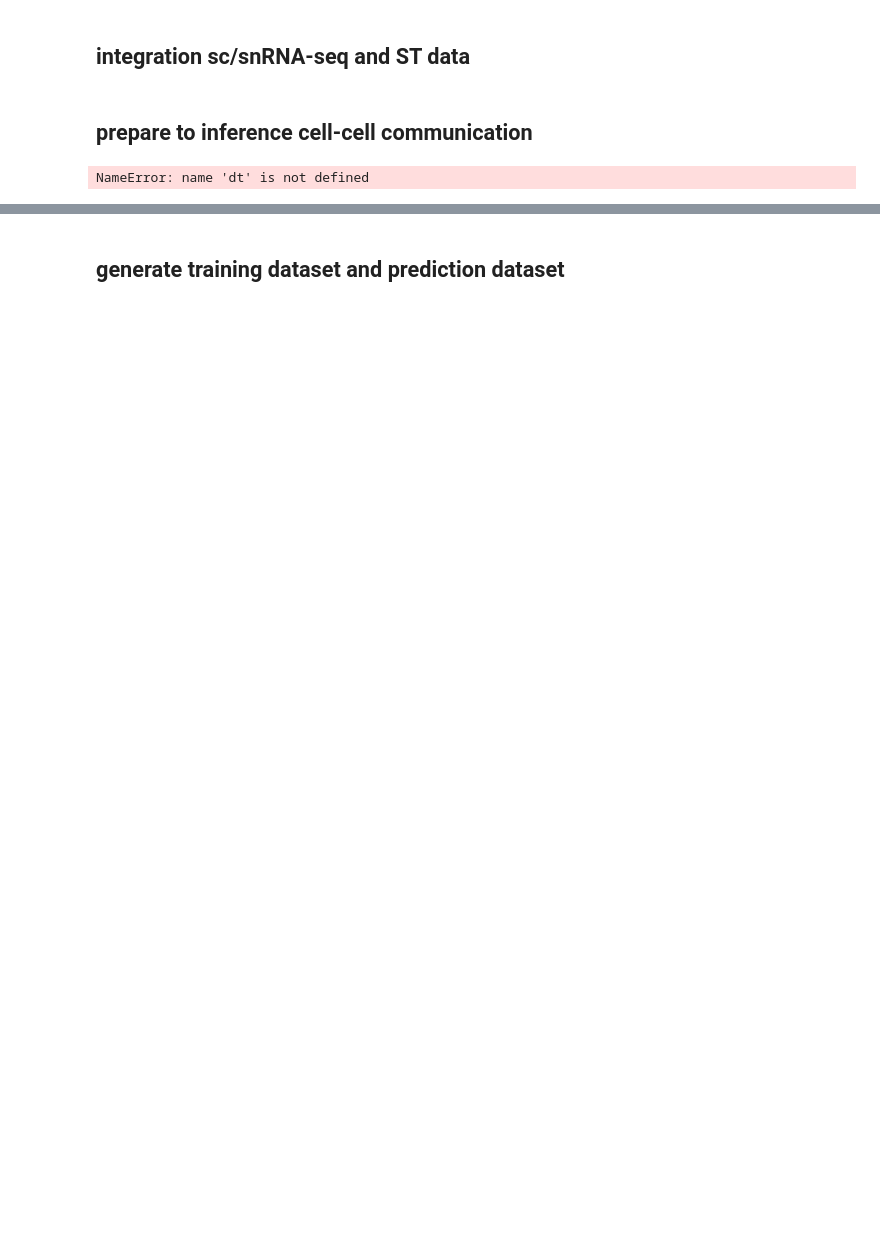
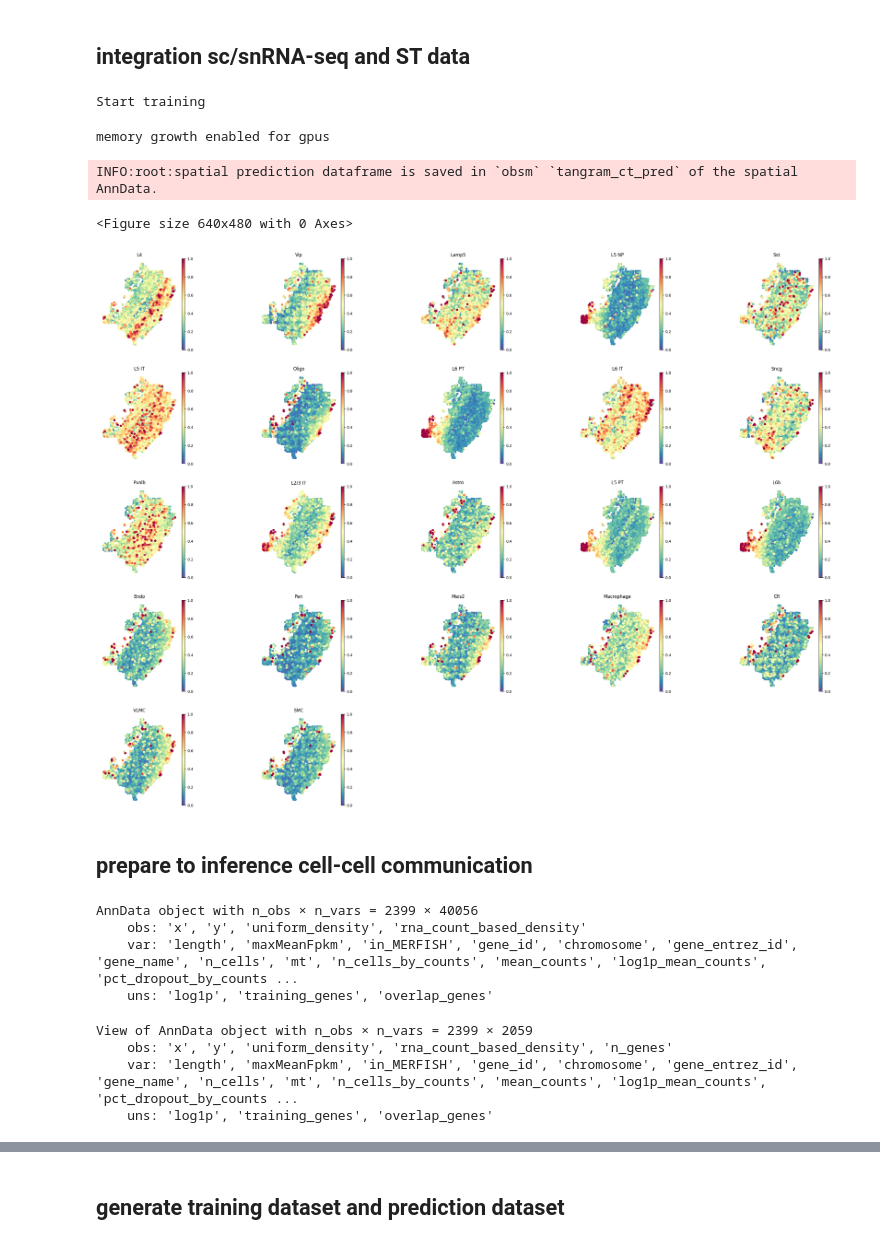
Before and after one commit to alirezagit82/deeptalk_tf, a Jupyter notebook: DeepTalk-singleST_tf.ipynb, the cells around one changed output, grey strips where cells are left out. Drawn from its saved outputs; the diff is of its cells as text; code cells hidden in the pictures; blank space fills up the shorter version.

```diff
--- a/DeepTalk-singleST_tf.ipynb
+++ b/DeepTalk-singleST_tf.ipynb
@@ -143,5 +152,5 @@ ad_ac
 # %%
-ad_ac_raw.obsm['X_umap'] = ad_ac.obsm['X_umap']
+ad_sc_raw.obsm['X_umap'] = ad_sc.obsm['X_umap']
 # %% [markdown]
 ## perpare to integration
 # %%
@@ -159,11 +175,13 @@ ad_map = dt.map_cells_to_space(
     adata_sc=ad_sc_raw,
     adata_sp=ad_st,
     learning_rate=0.0001,
-    num_epochs=300,
+    num_epochs=1,
     device='cuda:0'
 )
+# %% [output]
+Start training
 # %%
-gpus = tf.config.experimental.listt_physical_devices('GPU')
+gpus = tf.config.experimental.list_physical_devices('GPU')
 
 if gpus:
     try:
@@ -173,25 +191,40 @@ if gpus:
         print('memory growth enabled for gpus')
     except RuntimeError as e:
         print(f'error enabling memory growth : {e}')
+# %% [output]
+memory growth enabled for gpus
 # %%
-dt.project_cell_annotations(ad_map, ad_st, annotaion='subclasses')
-annotaion_list = list(pd.unique(ad_sc_raw.obs['subclass']))
+dt.project_cell_annotations(ad_map, ad_st, annotation="subclass")
+annotation_list = list(pd.unique(ad_sc_raw.obs['subclass']))
 
-dt.project_cell_annotation_scl(ad_st, annotation_list, spot_size=65, ncols=5, cmap='Spectral_r', scale_factor=0.1, perc=0.01)
+dt.plot_cell_annotation_sc1(ad_st, annotation_list,spot_size=65, ncols=5,cmap='Spectral_r',
+                            scale_factor=0.1,perc=0.01)
+# %% [output]
+INFO:root:spatial prediction dataframe is saved in `obsm` `tangram_ct_pred` of the spatial AnnData.
+<Figure size 640x480 with 0 Axes>
+[figure, added]
 # %% [markdown]
 ## prepare to inference cell-cell communication
 # %%
-genne_all_mouse, gene_all_human = dt.gene_selct(lrpairs = test_dir + 'lrpairs_new.csv', TF = test_dir + '/df_pathways.csv')
+genne_all_mouse, gene_all_human = dt.gene_select(lrpairs = test_dir + 'lrpairs_new.csv', TF = test_dir + 'df_pathways.csv')
-# %% [output]
-NameError: name 'dt' is not defined
 # %%
-ad_ge = dt.projrct_gened(adata_map=ad_map, adata_sc=ad_sc_raw)
+ad_ge = dt.project_genes(adata_map=ad_map, adata_sc=ad_sc_raw)
 ad_ge
+# %% [output]
+AnnData object with n_obs × n_vars = 2399 × 40056
+    obs: 'x', 'y', 'uniform_density', 'rna_count_based_density'
+    var: 'length', 'maxMeanFpkm', 'in_MERFISH', 'gene_id', 'chromosome', 'gene_entrez_id', 'gene_name', 'n_cells', 'mt', 'n_cells_by_counts', 'mean_counts', 'log1p_mean_counts', 'pct_dropout_by_counts ...
+    uns: 'log1p', 'training_genes', 'overlap_genes'
 # %%
-scanpy.pp.filter_cell(ad_ge, min_genes=200)
+scanpy.pp.filter_cells(ad_ge, min_genes=200)
 scanpy.pp.filter_genes(ad_ge, min_cells=3)
-scanpy.pp.filter_genes_dispersoin(ad_ge, flavor='cell_ranger', log=False)
+scanpy.pp.filter_genes_dispersion(ad_ge, flavor='cell_ranger', log=False)
 ad_ge = ad_ge[:, ad_ge.X.mean(axis=0) >= 0.1]
 ad_ge
+# %% [output]
+View of AnnData object with n_obs × n_vars = 2399 × 2059
+    obs: 'x', 'y', 'uniform_density', 'rna_count_based_density', 'n_genes'
+    var: 'length', 'maxMeanFpkm', 'in_MERFISH', 'gene_id', 'chromosome', 'gene_entrez_id', 'gene_name', 'n_cells', 'mt', 'n_cells_by_counts', 'mean_counts', 'log1p_mean_counts', 'pct_dropout_by_counts ...
+    uns: 'log1p', 'training_genes', 'overlap_genes'
 # %%
 index1 = [word.capitalize() for word in ad_ge.var.index]
```
Also changed, not shown: parts of 12 cells of this notebook, 7 other files.
